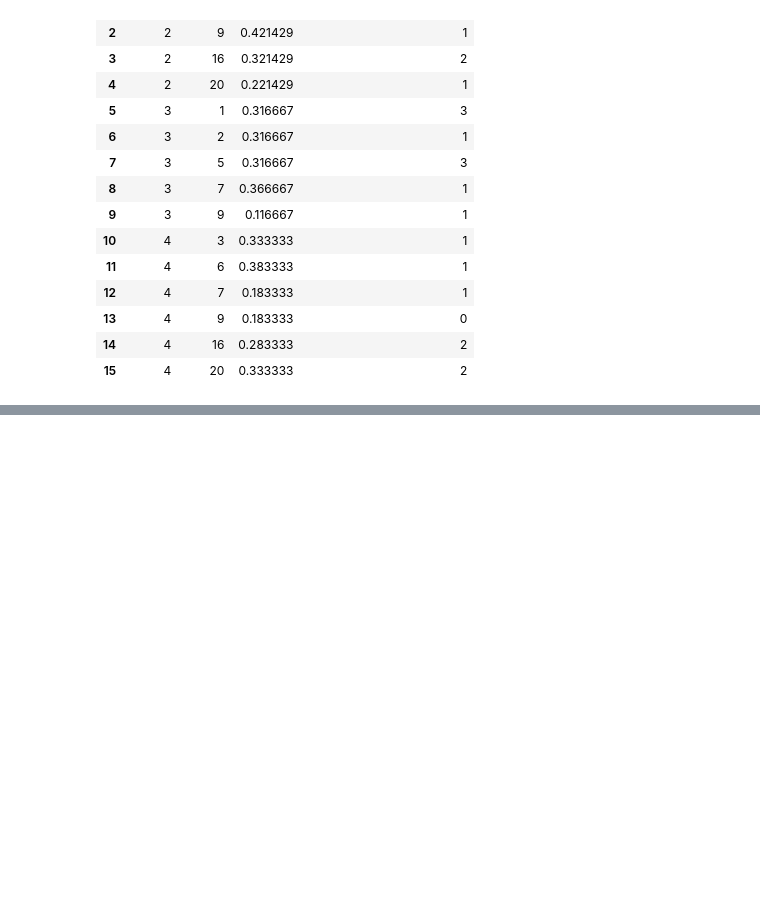
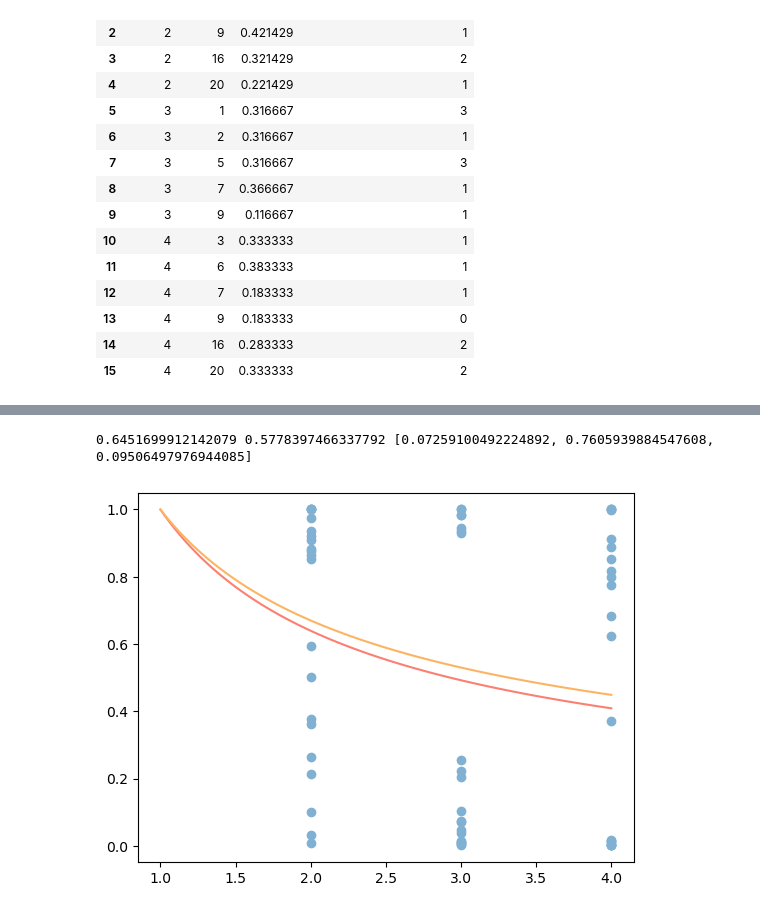
Before and after one commit to mpereda/Indirect-social-influence-helps-shaping-the-diffusion-of-innovations, a Jupyter notebook: Notebook.ipynb, the cells around one changed output, grey strips where cells are left out. Drawn from its saved outputs; the diff is of its cells as text; code cells hidden in the pictures; blank space fills up the shorter version.

```diff
--- a/Notebook.ipynb
+++ b/Notebook.ipynb
@@ -431,0 +446,17 @@ plt.show()
+# %%
+def exponential(x, b):
+    return np.exp((-b) * x)
+
+x = np.concatenate((2*np.ones(len(parameters[:,0])), 3*np.ones(len(parameters[:,1])), 4*np.ones(len(parameters[:,2]))))
+y = np.concatenate((parameters[:,0], parameters[:,1], parameters[:,2]))
+
+params = sp.optimize.curve_fit(power_law, x, y)
+
+plt.plot(x, y, 'o', color = sns.color_palette("Set3")[4])
+plt.plot(np.linspace(1,4,100), power_law(np.linspace(1,4,100), params[0][0]), color = sns.color_palette("Set3")[3])
+plt.plot(np.linspace(1,4,100), power_law(np.linspace(1,4,100), np.mean(lambda_params)), color = sns.color_palette("Set3")[5])
+
+print(params[0][0], np.mean(lambda_params), [np.median(lambda_params[:,0]), np.median(lambda_params[:,1]), np.median(lambda_params[:,2])])
+# %% [output]
+0.6451699912142079 0.5778397466337792 [0.07259100492224892, 0.7605939884547608, 0.09506497976944085]
+[figure, added]
```
Also changed, not shown: parts of 8 cells of this notebook, 1 other file.
